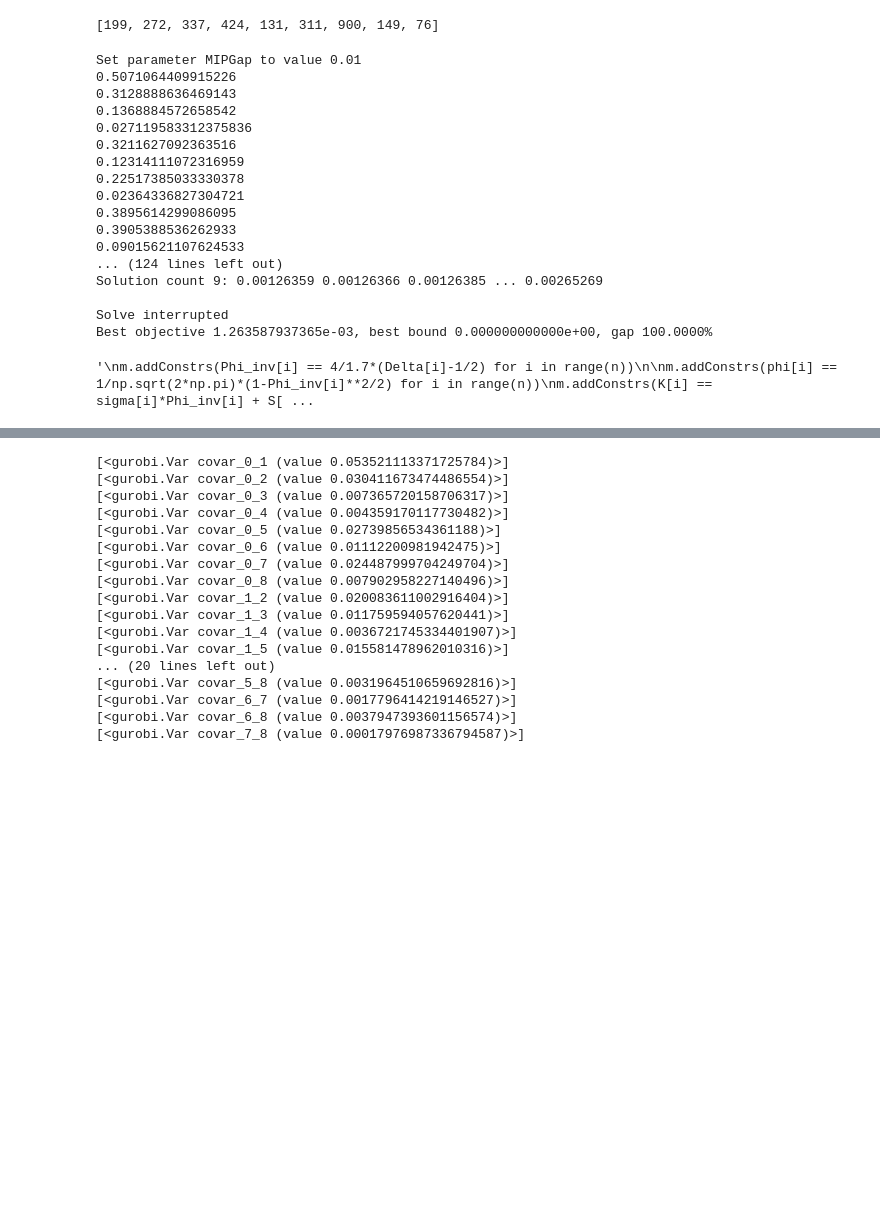
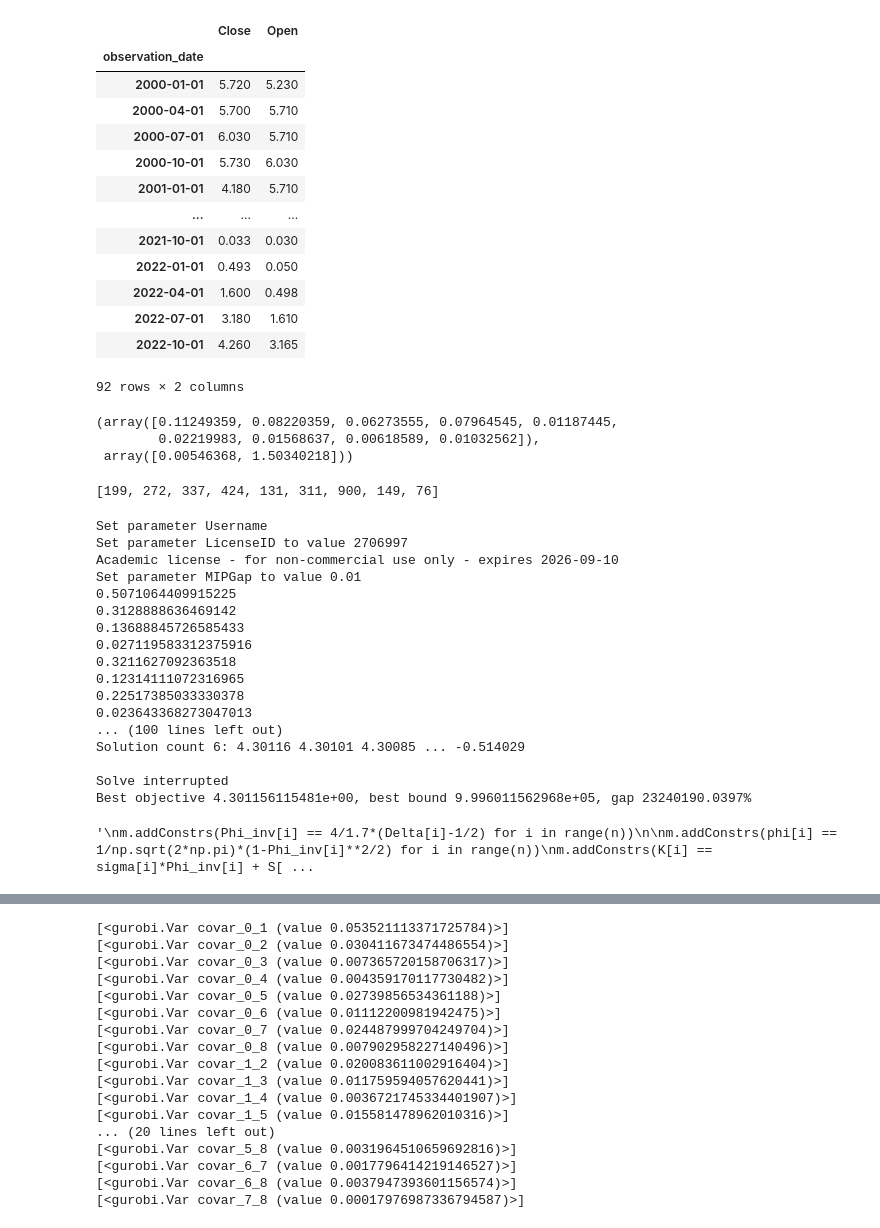
Before and after one commit to jcrayb/AMP-project, a Jupyter notebook: solver copy.ipynb, the cells around one changed output, grey strips where cells are left out. Saved outputs shown, nothing was run; the diff lists cells and outputs as text; code cells hidden in the pictures; blank space fills up the shorter version.

```diff
--- a/solver copy.ipynb
+++ b/solver copy.ipynb
@@ -3,6 +3,26 @@ import gurobipy as gp
 from gurobipy import GRB
 from utils.data import *
 import math
+# %%
+pce = load_pce()
+effr = load_ffr()
+
+effr
+# %% [output]
+|  | Close | Open |
+| observation_date |  |  |
+| 2000-01-01 | 5.720 | 5.230 |
+| 2000-04-01 | 5.700 | 5.710 |
+| 2000-07-01 | 6.030 | 5.710 |
+| 2000-10-01 | 5.730 | 6.030 |
+| 2001-01-01 | 4.180 | 5.710 |
+| ... | ... | ... |
+| 2021-10-01 | 0.033 | 0.030 |
+| 2022-01-01 | 0.493 | 0.050 |
+| 2022-04-01 | 1.600 | 0.498 |
+| 2022-07-01 | 3.180 | 1.610 |
+| 2022-10-01 | 4.260 | 3.165 |
+92 rows × 2 columns
 # %%
 start= dt.datetime(year=2000, month=1, day=1)
 end= dt.datetime(year=2021, month=1, day=1)
@@ -25,7 +45,11 @@ mu, Sigma = conditional_moments(sep_mu, sep_Sigma, a)
 
 r = (1+a[1])**(1/4)-1
 T = 1/4
-S = [int(yf.Ticker(s).history(period="1d").Open) for s in all_stocks]
+S = [int(yf.Ticker(s).history(period="1d").Open.iloc[0]) for s in all_stocks]
+# %% [output]
+(array([0.11249359, 0.08220359, 0.06273555, 0.07964545, 0.01187445,
+        0.02219983, 0.01568637, 0.00618589, 0.01032562]),
+ array([0.00546368, 1.50340218]))
 # %%
 S
 # %% [output]
@@ -34,6 +58,7 @@ S
 m = gp.Model()
 
 m.setParam("MIPGap", 0.01)
+m.setParam("TimeLimit", 300)
 
 S = [yf.Ticker(s).history(period="1d").Close.to_list()[0] for s in all_stocks]
 sigma = [np.sqrt(Sigma[i, i]) for i in range(n)]
@@ -181,46 +206,28 @@ m.addConstr(var_norm == gp.quicksum([Sigma_d[i, i] * w[i]**2 for i in range(n)])
                         2*gp.quicksum([Sigma_d[i, j] * w[i]*w[j] for i in range(n) for j in range(n) if j > i]))
 
 #m.setObjective(gp.quicksum(mu_d[i]*w[i] for i in range(n)), GRB.MAXIMIZE)
-#m.setObjective(t, GRB.MAXIMIZE)
-m.setObjective(var_norm, GRB.MINIMIZE)
+m.setObjective(t, GRB.MAXIMIZE)
+#m.setObjective(var_norm, GRB.MINIMIZE)
 
 m.optimize()
-
-
-#m.addConstrs(Phi_inv[i] == -1/1.7*nlfunc.log(1/Delta[i]-1) for i in range(n))
-"""
-m.addConstrs(Phi_inv[i] == 4/1.7*(Delta[i]-1/2) for i in range(n))
-
-m.addConstrs(phi[i] == 1/np.sqrt(2*np.pi)*(1-Phi_inv[i]**2/2) for i in range(n))
-m.addConstrs(K[i] == sigma[i]*Phi_inv[i] + S[i] for i in range(n))
-
-m.addConstrs(d1[i] == (1-K[i]/S[i]+T*(r+sigma[i]**2/2))/(sigma[i]*np.sqrt(T)) for i in range(n))
-m.addConstrs(d2[i] == d1[i] - sigma[i]*np.sqrt(T) for i in range(n))
-
-m.addConstrs(cdf_d1[i] == 0.5 - (1/np.sqrt(2*np.pi))*d1[i] for i in range(n))
-m.addConstrs(cdf_d2[i] == 0.5 - (1/np.sqrt(2*np.pi))*d2[i] for i in range(n))
-
-m.addConstrs(P[i] == K[i]*np.exp(-r*T)*cdf_d2[i] - S[i]*cdf_d1[i] for i in range(n))
-
-"""
 # %% [output]
+Set parameter Username
+Set parameter LicenseID to value 2706997
+Academic license - for non-commercial use only - expires 2026-09-10
 Set parameter MIPGap to value 0.01
-0.5071064409915226
-0.3128888636469143
-0.1368884572658542
-0.027119583312375836
-0.3211627092363516
-0.12314111072316959
+0.5071064409915225
+0.3128888636469142
+0.13688845726585433
+0.027119583312375916
+0.3211627092363518
+0.12314111072316965
 0.22517385033330378
-0.02364336827304721
-0.3895614299086095
-0.3905388536262933
-0.09015621107624533
-... (124 lines left out)
-Solution count 9: 0.00126359 0.00126366 0.00126385 ... 0.00265269
+0.023643368273047013
+... (100 lines left out)
+Solution count 6: 4.30116 4.30101 4.30085 ... -0.514029
 
 Solve interrupted
-Best objective 1.263587937365e-03, best bound 0.000000000000e+00, gap 100.0000%
+Best objective 4.301156115481e+00, best bound 9.996011562968e+05, gap 23240190.0397%
 '\nm.addConstrs(Phi_inv[i] == 4/1.7*(Delta[i]-1/2) for i in range(n))\n\nm.addConstrs(phi[i] == 1/np.sqrt(2*np.pi)*(1-Phi_inv[i]**2/2) for i in range(n))\nm.addConstrs(K[i] == sigma[i]*Phi_inv[i] + S[ ...
 # %%
 weights = np.zeros(n)
```
Also changed, not shown: parts of 1 cell of this notebook, 3 other files.
